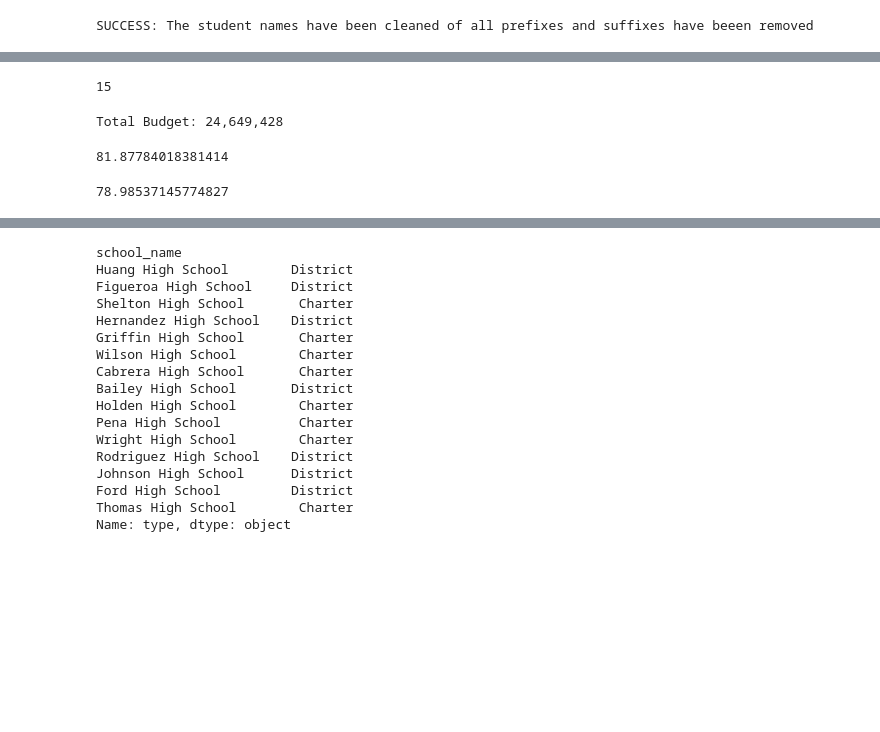
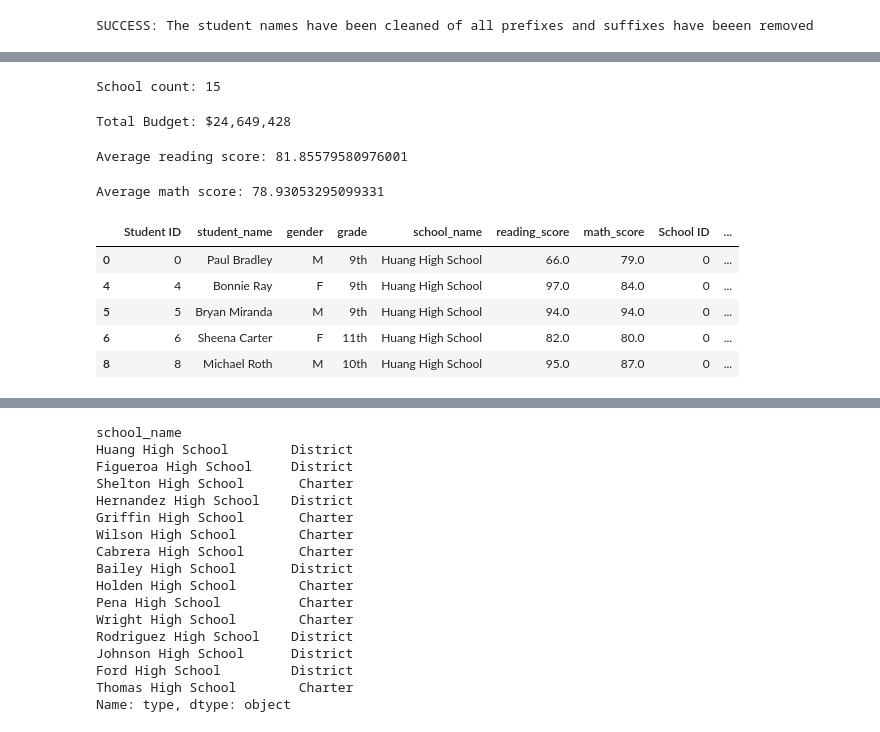
Before and after one commit to berndab/school_analysis, a Jupyter notebook: PyCitySchools_Challenge.ipynb, the cells around one changed output, grey strips where cells are left out. Saved outputs shown, nothing was run; the diff lists cells and outputs as text; code cells hidden in the pictures; blank space fills up the shorter version.

```diff
--- a/PyCitySchools_Challenge.ipynb
+++ b/PyCitySchools_Challenge.ipynb
@@ -288,30 +254,45 @@ student_count
 # %%
-# ***** 4.7.3: Get the Number of Schools *****
-
 # Calculate the total number of schools
-school_count_2 = school_data_complete_df["school_name"].unique()
-len(school_count_2)
+school_count = len(school_data_complete_df["school_name"].unique())
+print(f"School count: {school_count :,}")
 # %% [output]
-15
+School count: 15
-# %%
-# ***** 4.7.4: Get the Total Budget *****
-
-# Calculate the total budget.
-total_budget = school_data_df["budget"].sum()
-print(f"Total Budget: {total_budget:,}")
-# %% [output]
-Total Budget: 24,649,428
+# %%
+# Since the chool_data_df contains one row for each student that attends a school
+# and each student row had the budget value for the school that the student attends
+# The budget column contains duplicate values
+# Get the unique budget value list from the budget column
+# Sum the values in the unique budget value list
+
+# Get a list of unique budget values fron the data fram budget column
+school_budget_unique_values = school_data_df["budget"].unique()
+
+# Initialize total_budget varable
+total_budget = 0
+
+# Sum values in the unique budget value list
+for school_budget in school_budget_unique_values:
+    total_budget += school_budget
+
+print(f"Total Budget: ${total_budget:,}")
+
+# Total Budget(original value): $24,649,428
+# %% [output]
+Total Budget: $24,649,428
 # %%
-# ***** 4.7.5: Get the Score Averages *****
+# Calculate the average reading score
+# Original value 81.87784018
+average_reading_score = school_data_complete_df["reading_score"].mean()
+print(f"Average reading score: {average_reading_score}")
 
-# Calculate the average reading score.
-average_reading_score = school_data_complete_df["reading_score"].mean()
-average_reading_score
+# Average reading score(original value): 81.87784018
 # %% [output]
-81.87784018381414
+Average reading score: 81.85579580976001
 # %%
 # Calculate the average math score.
 average_math_score = school_data_complete_df["math_score"].mean()
-average_math_score
+print(f"Average math score: {average_math_score}")
+
+# Average math score(original value): 7.9853714
 # %% [output]
-78.98537145774827
+Average math score: 78.93053295099331
@@ -323,6 +299,14 @@ passing_reading = school_data_complete_df["reading_score"] >= 70
 # %%
 # Get all the students who are passing math in a new DataFrame.
 passing_math = school_data_complete_df[school_data_complete_df["math_score"] >= 70]
+passing_math.head()
+# %% [output]
+|  | Student ID | student_name | gender | grade | school_name | reading_score | math_score | School ID | ... |
+| 0 | 0 | Paul Bradley | M | 9th | Huang High School | 66.0 | 79.0 | 0 | ... |
+| 4 | 4 | Bonnie Ray | F | 9th | Huang High School | 97.0 | 84.0 | 0 | ... |
+| 5 | 5 | Bryan Miranda | M | 9th | Huang High School | 94.0 | 94.0 | 0 | ... |
+| 6 | 6 | Sheena Carter | F | 11th | Huang High School | 82.0 | 80.0 | 0 | ... |
+| 8 | 8 | Michael Roth | M | 10th | Huang High School | 95.0 | 87.0 | 0 | ... |
 # %%
 # Get all the students that are passing reading in a new DataFrame.
 passing_reading = school_data_complete_df[school_data_complete_df["reading_score"] >= 70]
```
Also changed, not shown: parts of 43 cells of this notebook.
